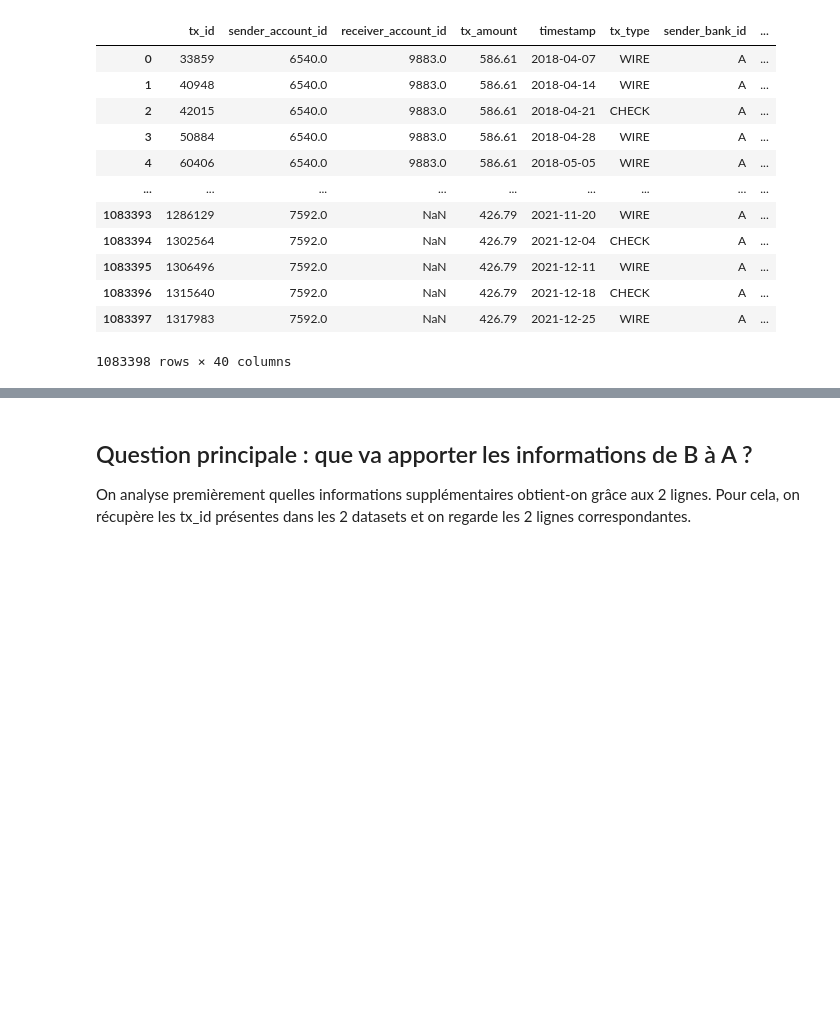
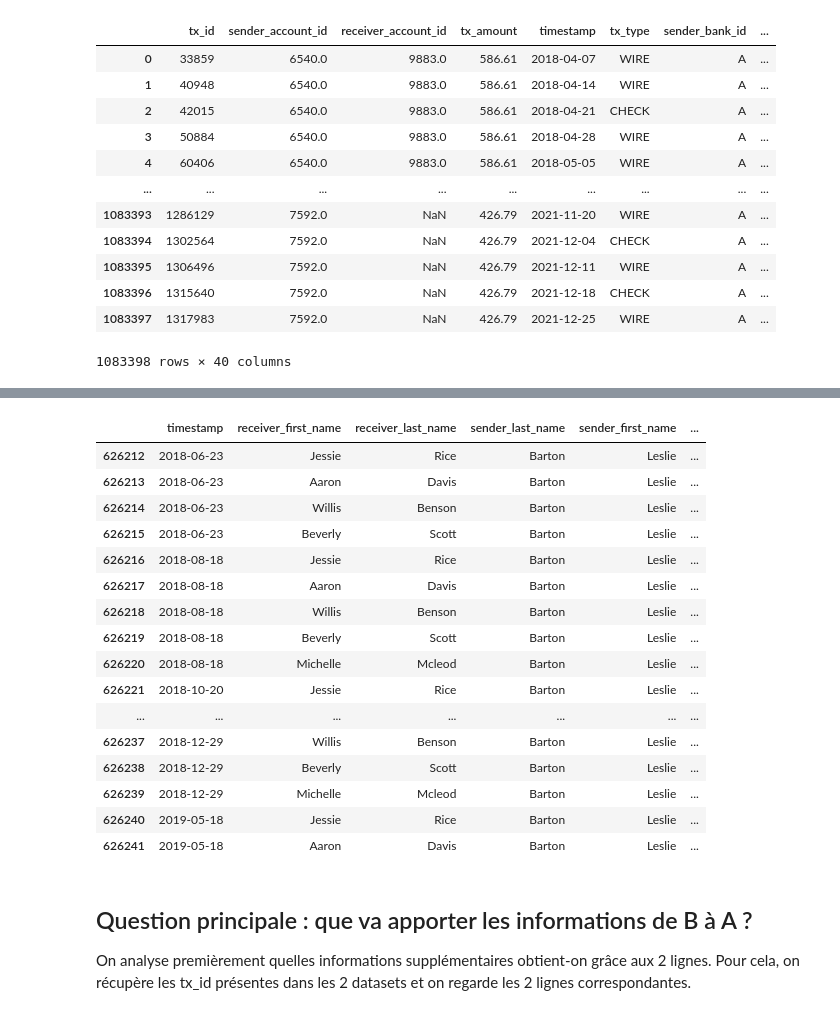
Before and after one commit to CorentinPernot/Statapp, a Jupyter notebook: Notebook/Base_clients_enrichissements.ipynb, the cells around one changed output, grey strips where cells are left out. Cells and saved outputs as stored; diff of their text form; code cells hidden in the pictures; blank space fills up the shorter version.

```diff
--- a/Notebook/Base_clients_enrichissements.ipynb
+++ b/Notebook/Base_clients_enrichissements.ipynb
@@ -714,3 +616,23 @@ df_merge[(df_merge.sender_first_name=='Abel')&(df_merge.sender_last_name=='Eskew
+# %%
+df_merge[(df_merge['sender_first_name']== 'Leslie' )&((df_merge['sender_last_name'] == 'Barton' ))][['timestamp','receiver_first_name','receiver_last_name','sender_last_name','sender_first_name','sender_bank_id','receiver_bank_id','tx_amount','count_cum_sender_B','median_cum_sender_B' ]].head(30)
+# %% [output]
+|  | timestamp | receiver_first_name | receiver_last_name | sender_last_name | sender_first_name | ... |
+| 626212 | 2018-06-23 | Jessie | Rice | Barton | Leslie | ... |
+| 626213 | 2018-06-23 | Aaron | Davis | Barton | Leslie | ... |
+| 626214 | 2018-06-23 | Willis | Benson | Barton | Leslie | ... |
+| 626215 | 2018-06-23 | Beverly | Scott | Barton | Leslie | ... |
+| 626216 | 2018-08-18 | Jessie | Rice | Barton | Leslie | ... |
+| 626217 | 2018-08-18 | Aaron | Davis | Barton | Leslie | ... |
+| 626218 | 2018-08-18 | Willis | Benson | Barton | Leslie | ... |
+| 626219 | 2018-08-18 | Beverly | Scott | Barton | Leslie | ... |
+| 626220 | 2018-08-18 | Michelle | Mcleod | Barton | Leslie | ... |
+| 626221 | 2018-10-20 | Jessie | Rice | Barton | Leslie | ... |
+| ... | ... | ... | ... | ... | ... | ... |
+| 626237 | 2018-12-29 | Willis | Benson | Barton | Leslie | ... |
+| 626238 | 2018-12-29 | Beverly | Scott | Barton | Leslie | ... |
+| 626239 | 2018-12-29 | Michelle | Mcleod | Barton | Leslie | ... |
+| 626240 | 2019-05-18 | Jessie | Rice | Barton | Leslie | ... |
+| 626241 | 2019-05-18 | Aaron | Davis | Barton | Leslie | ... |
 # %% [markdown]
 ## Question principale : que va apporter les informations de B à A ?
 
```
Also changed, not shown: parts of 25 cells of this notebook.
